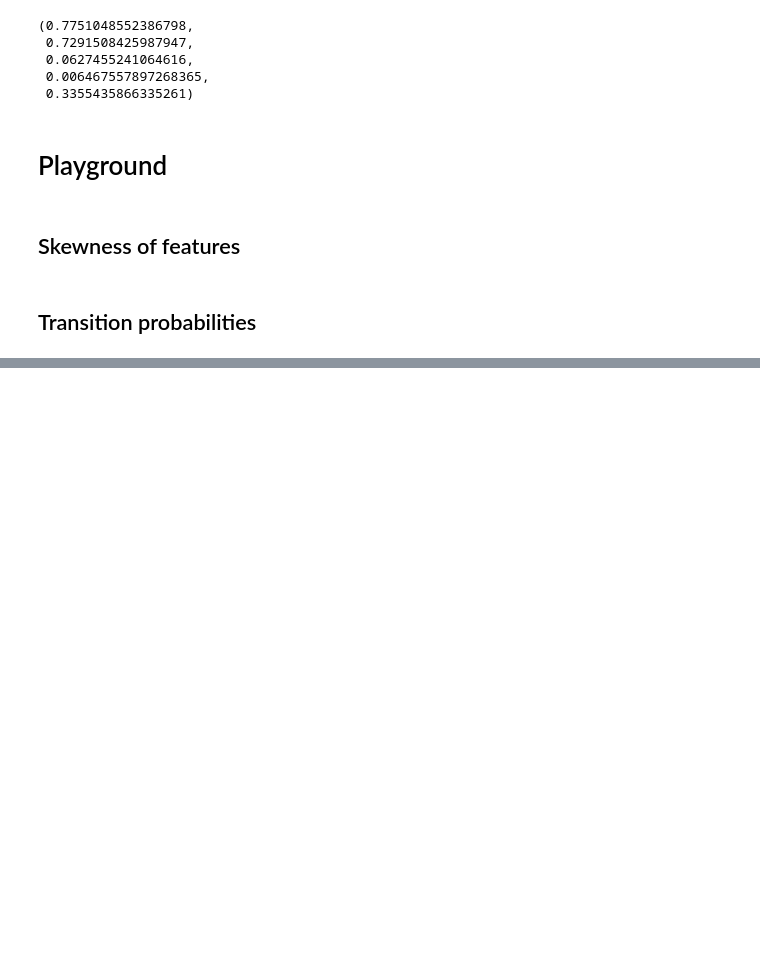
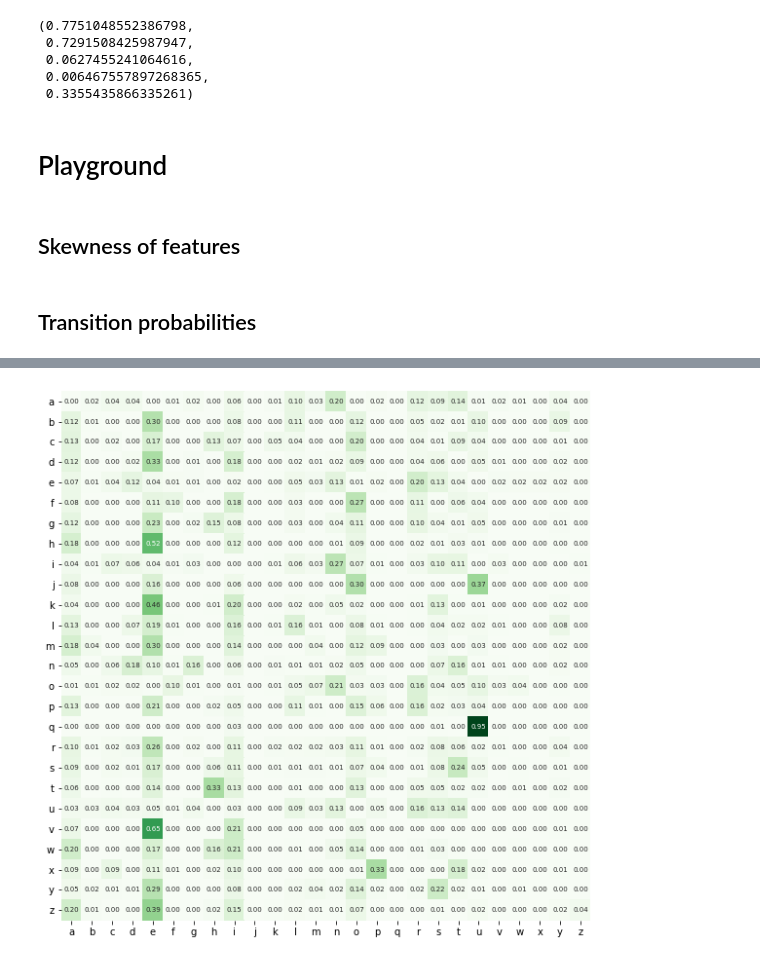
Before and after one commit to Aadil101/BigGreen-at-LCP-2021, a Jupyter notebook: discovery/pipeline_single.ipynb, the cells around one changed output, grey strips where cells are left out. Saved outputs shown, nothing was run; the diff lists cells and outputs as text; code cells hidden in the pictures; blank space fills up the shorter version.

```diff
--- a/discovery/pipeline_single.ipynb
+++ b/discovery/pipeline_single.ipynb
@@ -586,8 +526,3 @@ skewness = [item for i, item in enumerate(skewness) if not feature_names[i].star
 stats.skew(skewness)
 # %% [markdown]
 ## Transition probabilities
-# %%
-char_transitions_map = pkl.load(open('./data/pickle/char_transitions_map.pkl', 'rb'))
-phoneme_transitions_map = pkl.load(open('./data/pickle/phoneme_transitions_map.pkl', 'rb'))
-char_transitions_table = get_char_transition(char_transitions_map, case_sensitive=False)
-phoneme_transitions_table = get_phoneme_transition(phoneme_transitions_map, stress_sensitive=True)
@@ -642,0 +540,10 @@ single_train[['complexity']+[column for column in single_train.columns if 'trans
+# %%
+single_char_mapping = pkl.load(open(config['single_char_map_path'], 'rb'))
+single_char_transition = get_single_char_transition(single_char_mapping)
+char_mapping = pkl.load(open(config['char_transition_map_path'], 'rb'))
+char_transition = get_char_transition(char_mapping, case_sensitive=config['case_sensitive'])
+data['char_transition_lst'] = data['token'].apply(lambda x: [char_transition.loc[char_1 if config['case_sensitive'] else char_1.lower()][char_2 if config['case_sensitive'] else char_2.lower()] for char_1, char_2 in ngrams(x, 2)] if len(list(ngrams(x, 2))) != 0 else [single_char_transition.loc[x]['[SEP]']])
+data['char_transition_min'] = data['char_transition_lst'].apply(lambda x: min(x))
+data['char_transition_max'] = data['char_transition_lst'].apply(lambda x: max(x))
+data['char_transition_mean'] = data['char_transition_lst'].apply(lambda x: np.mean(x))
+data['char_transition_std'] = data['char_transition_lst'].apply(lambda x: np.std(x))
@@ -642,0 +630,6 @@ single_train[['complexity']+[column for column in single_train.columns if 'trans
+# %%
+fig, ax = plt.subplots(figsize=(10,10))
+sns.heatmap(char_transition.loc[list(string.ascii_lowercase)][list(string.ascii_lowercase)], cmap="Greens", square=True, ax=ax, cbar=False, annot=True, fmt='.2f', annot_kws={"size": 7})
+_ = plt.yticks(rotation=0)
+# %% [output]
+[figure, added]
```
Also changed, not shown: parts of 18 cells of this notebook, 1 other file.
